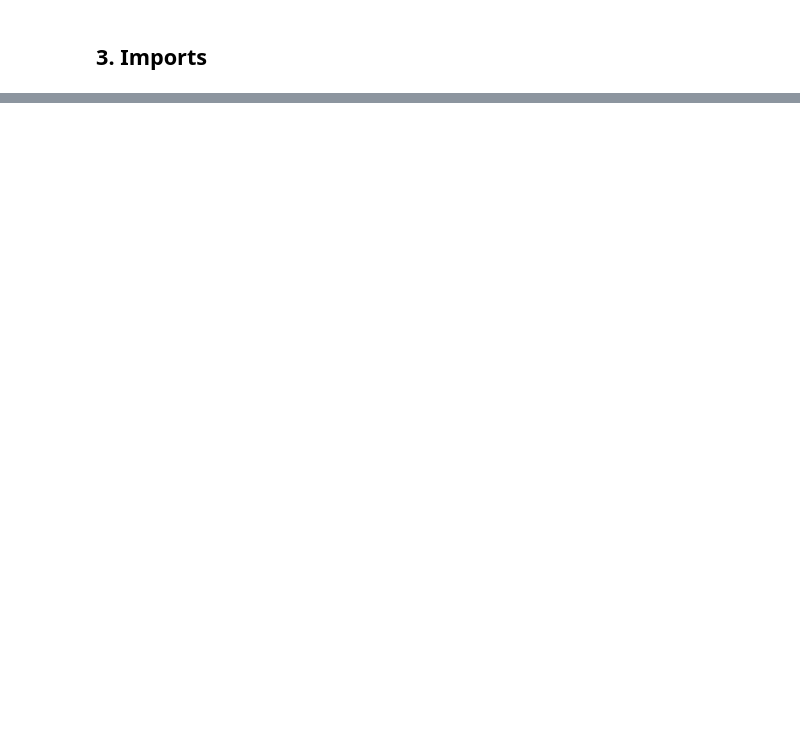
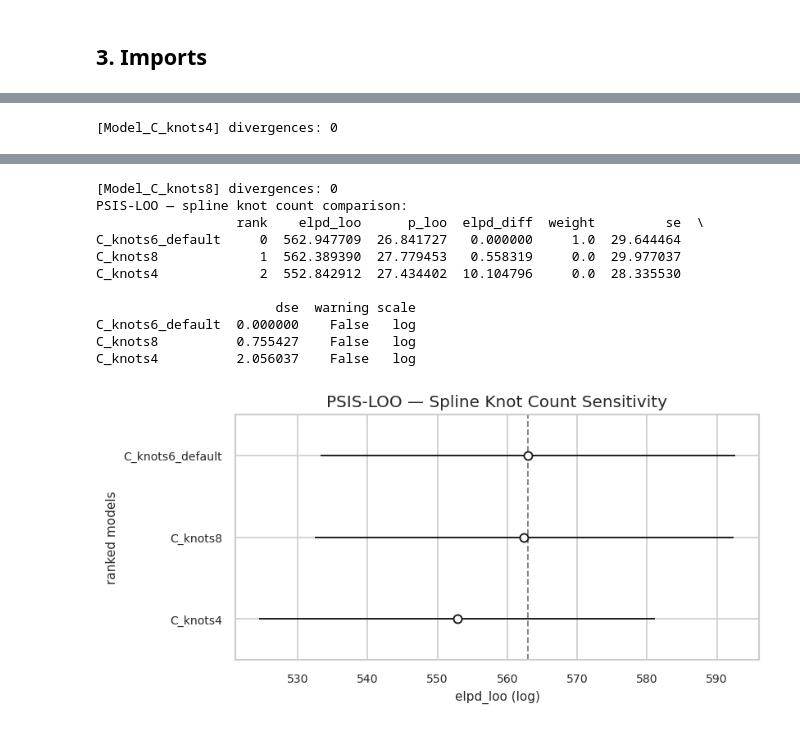
Before and after one commit to dakshini01/ProdFusion, a Jupyter notebook: codes/02_bayesian_beta_model_v2.ipynb, the cells around one changed output, grey strips where cells are left out. Drawn from its saved outputs; the diff is of its cells as text; code cells hidden in the pictures; blank space fills up the shorter version.

```diff
--- a/codes/02_bayesian_beta_model_v2.ipynb
+++ b/codes/02_bayesian_beta_model_v2.ipynb
@@ -965,0 +1585,39 @@ else:
+# %%
+model_C_knots4, idata_C_knots4 = fit_model_c_variant(
+    label="Model_C_knots4",
+    wip_fit_array=X_fit[:, COL["wip"]],
+    n_spline_knots=4,
+    prior_scale=1.0,
+    likelihood="beta",
+    draws=800, tune=1200, chains=2,
+)
+
+model_C_knots8, idata_C_knots8 = fit_model_c_variant(
+    label="Model_C_knots8",
+    wip_fit_array=X_fit[:, COL["wip"]],
+    n_spline_knots=8,
+    prior_scale=1.0,
+    likelihood="beta",
+    draws=800, tune=1200, chains=2,
+)
+
+knots_compare = az.compare(
+    {
+        "C_knots4": idata_C_knots4,
+        "C_knots6_default": idata_C,
+        "C_knots8": idata_C_knots8,
+    },
+    ic="loo", method="stacking", scale="log",
+)
+print("PSIS-LOO — spline knot count comparison:")
+print(knots_compare)
+
+fig, ax = plt.subplots(figsize=(7, 3.5))
+az.plot_compare(knots_compare, insample_dev=False, ax=ax)
+ax.set_title("PSIS-LOO — Spline Knot Count Sensitivity")
+plt.tight_layout()
+plt.savefig(OUTPUT_DIR / "02_knots_loo_comparison.png", dpi=120)
+plt.show()
+
+knots_compare.to_csv(MODEL_DIR / "02_knots_loo_comparison.csv")
+# %% [output]
@@ -965,0 +1626 @@ else:
+[Model_C_knots4] divergences: 0
@@ -965,0 +1629,12 @@ else:
+[Model_C_knots8] divergences: 0
+PSIS-LOO — spline knot count comparison:
+                  rank    elpd_loo      p_loo  elpd_diff  weight         se  \
+C_knots6_default     0  562.947709  26.841727   0.000000     1.0  29.644464
+C_knots8             1  562.389390  27.779453   0.558319     0.0  29.977037
+C_knots4             2  552.842912  27.434402  10.104796     0.0  28.335530
+
+                       dse  warning scale
+C_knots6_default  0.000000    False   log
+C_knots8          0.755427    False   log
+C_knots4          2.056037    False   log
+[figure, added]
```
Also changed, not shown: parts of 91 cells of this notebook.
